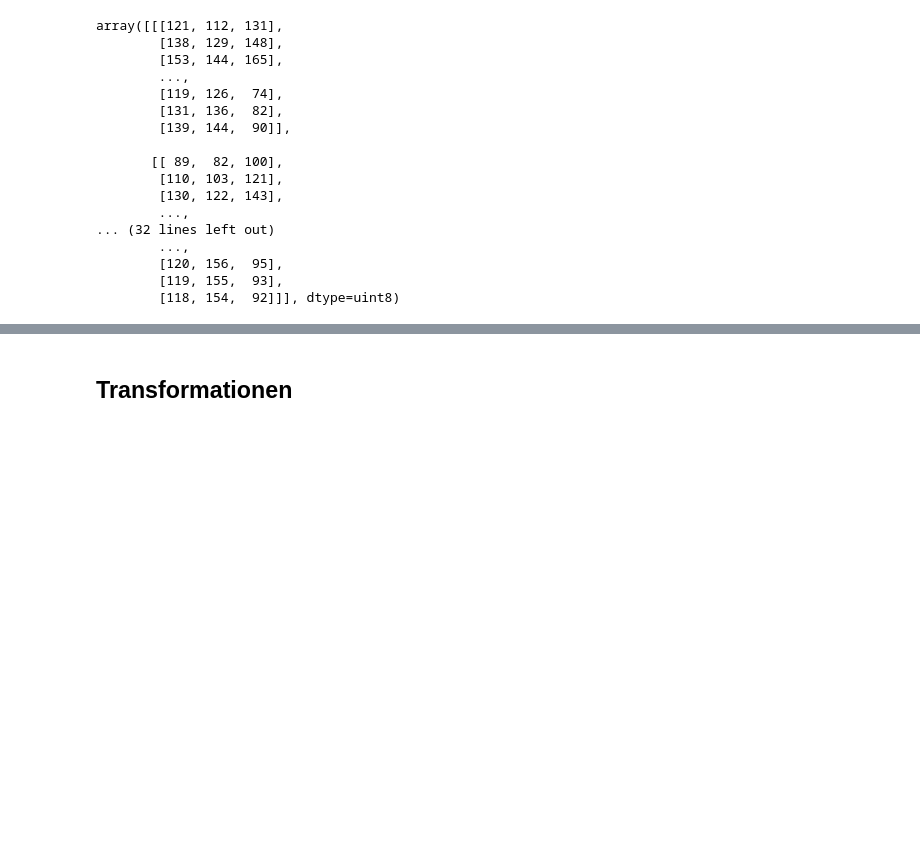
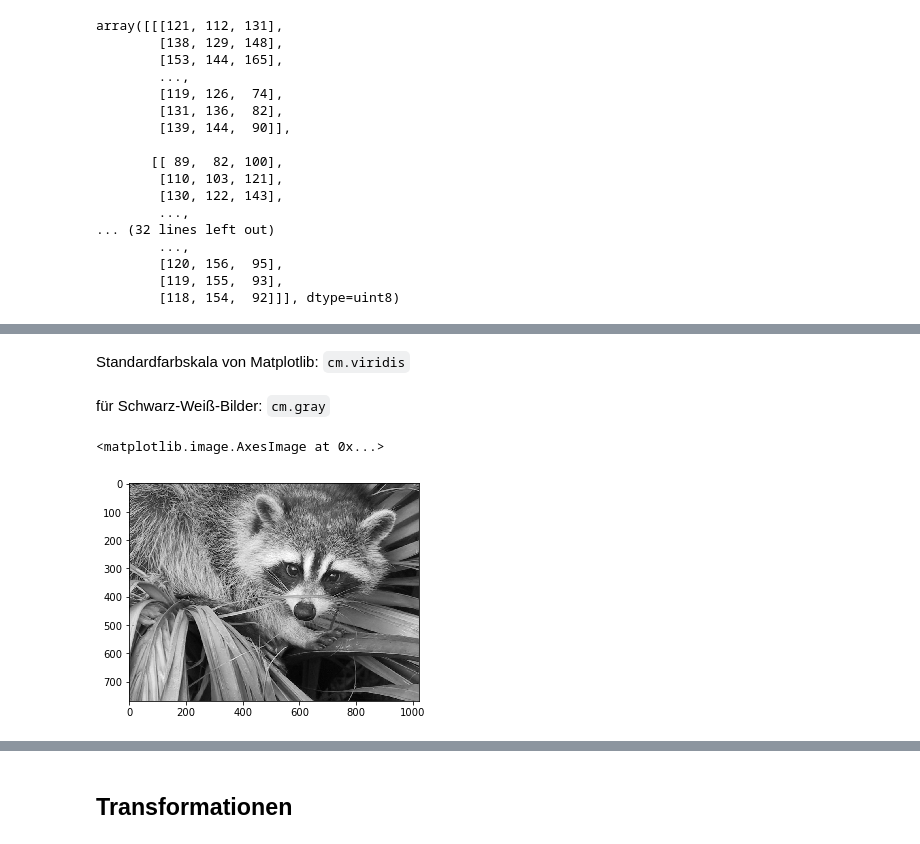
Before and after one commit to gertingold/lit2017, a Jupyter notebook: lit2017.ipynb, the cells around one changed output, grey strips where cells are left out. Cells and saved outputs as stored; diff of their text form; code cells hidden in the pictures; blank space fills up the shorter version.

```diff
--- a/lit2017.ipynb
+++ b/lit2017.ipynb
@@ -117,2 +132,9 @@ plt.imshow(waschbär)
+# %% [markdown]
+Standardfarbskala von Matplotlib: `cm.viridis`
+# %% [markdown]
+für Schwarz-Weiß-Bilder: `cm.gray`
 # %%
-plt.imshow(waschbär, cmap=plt.cm.gray)
+plt.imshow(waschbär_sw, cmap=plt.cm.gray)
+# %% [output]
+<matplotlib.image.AxesImage at 0x...>
+[figure, added]
```
Also changed, not shown: parts of 23 cells of this notebook.
